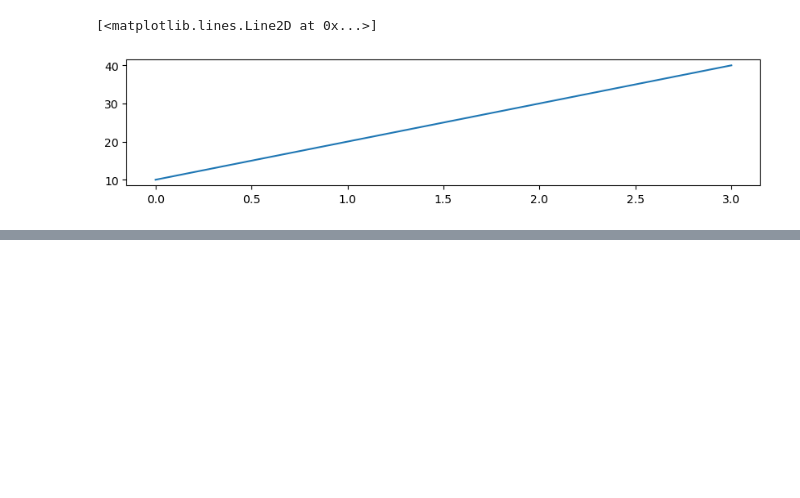
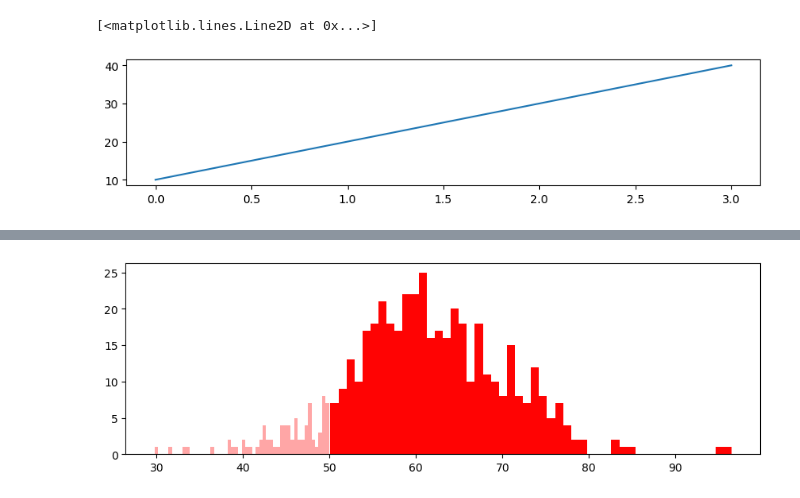
Before and after one commit to rafaelnogueira98/analise_exploratoria, a Jupyter notebook: analise_exploratoria.ipynb, the cells around one changed output, grey strips where cells are left out. Drawn from its saved outputs; the diff is of its cells as text; code cells hidden in the pictures; blank space fills up the shorter version.

```diff
--- a/analise_exploratoria.ipynb
+++ b/analise_exploratoria.ipynb
@@ -81,0 +84,13 @@ plt.hist(x, bins=50, facecolor="green", alpha=0.8);
+# %%
+fig = plt.figure(figsize=(8,6))
+
+ax = fig.add_axes([0.1, 0.1, 1, 0.4])
+
+import numpy as np
+nu, sigma = 60, 10
+x = nu + sigma * np.random.randn(500)
+
+ax.hist(x[x>=50], bins=50, facecolor="red", alpha=0.99);
+ax.hist(x[x<50], bins=50, facecolor="red", alpha=0.35);
+# %% [output]
+[figure, added]
```
Also changed, not shown: parts of 13 cells of this notebook, 2 other files.
